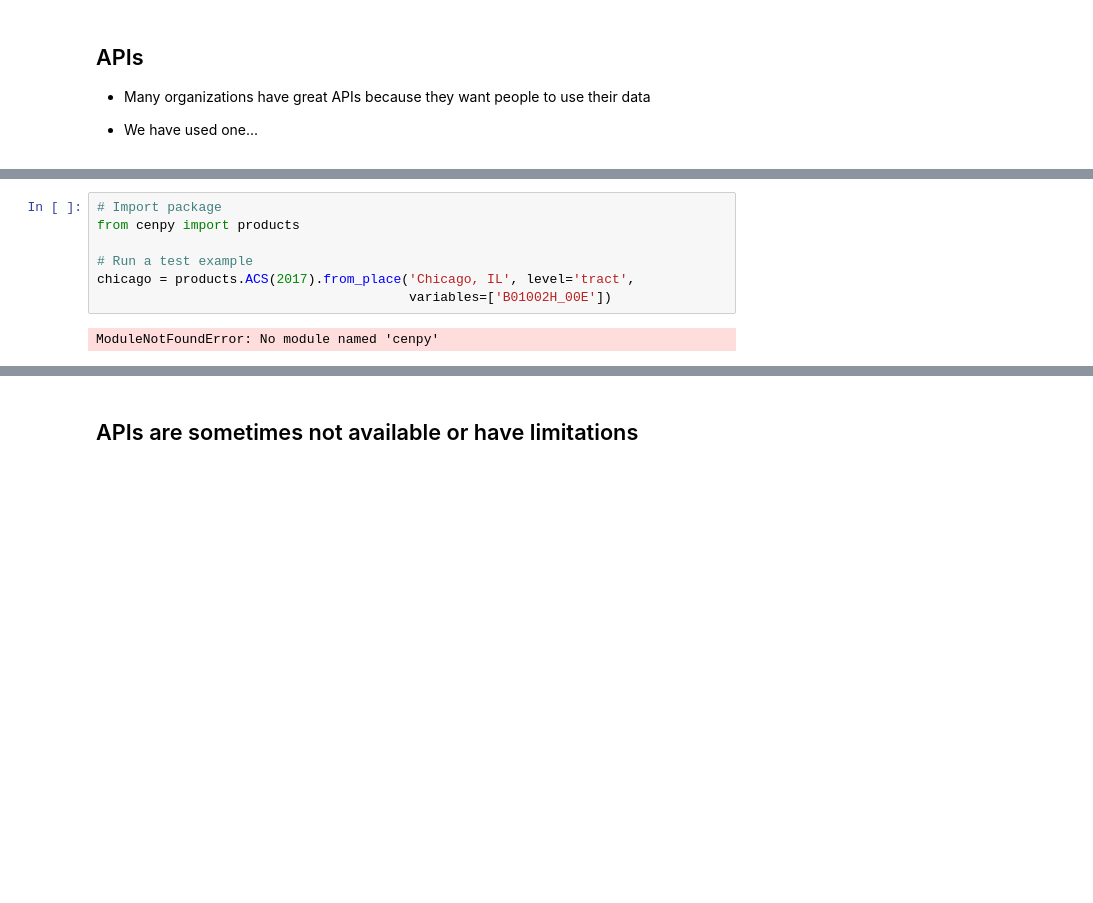
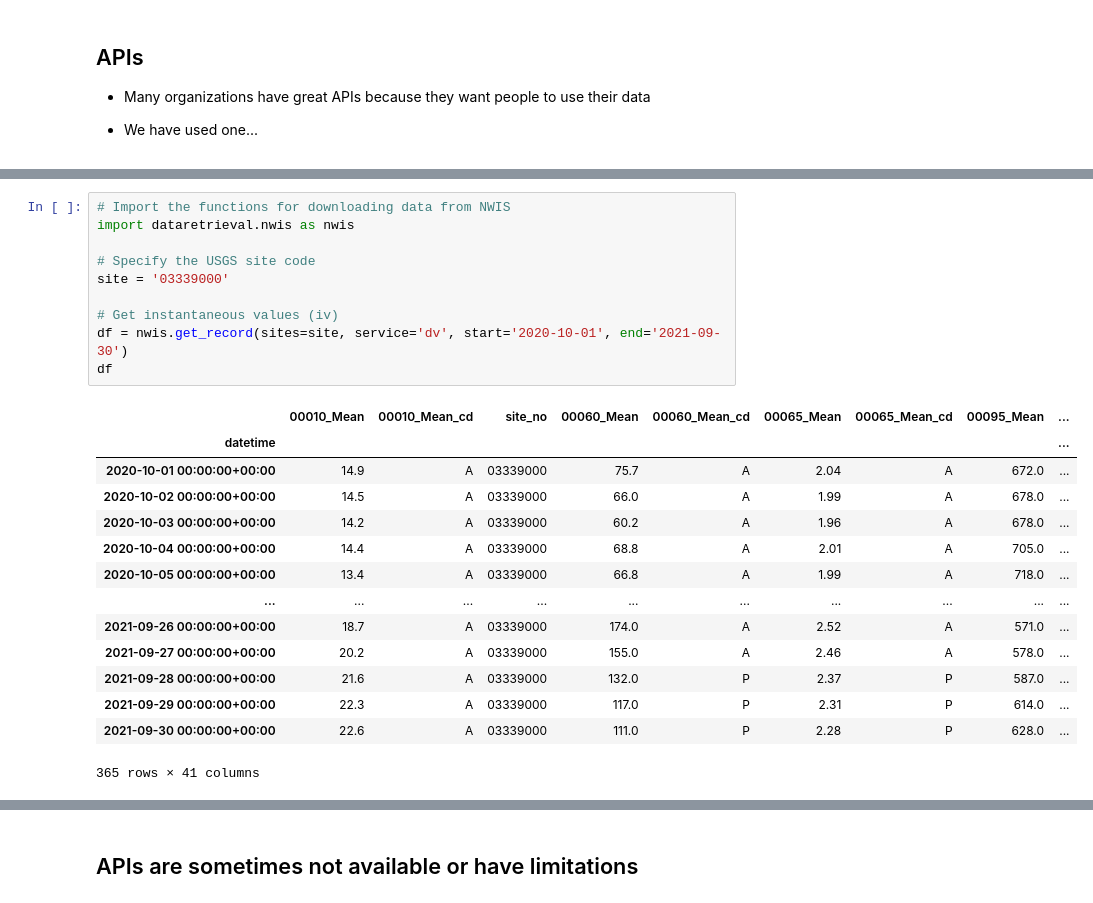
Before and after one commit to JohnnyRyan1/geospatial-data-science, a Jupyter notebook: lectures/lecture7/lecture-7.ipynb, the cells around one changed output, grey strips where cells are left out. Drawn from its saved outputs; the diff is of its cells as text; blank space fills up the shorter version.

```diff
--- a/lectures/lecture7/lecture-7.ipynb
+++ b/lectures/lecture7/lecture-7.ipynb
@@ -50,9 +72,25 @@ HTML('<iframe width="560" height="315" src="https://www.youtube.com/embed/BxV14h
 # %%
-# Import package
-from cenpy import products
+# Import the functions for downloading data from NWIS
+import dataretrieval.nwis as nwis
 
-# Run a test example
-chicago = products.ACS(2017).from_place('Chicago, IL', level='tract',
-                                        variables=['B01002H_00E'])
+# Specify the USGS site code
+site = '03339000'
+
+# Get instantaneous values (iv)
+df = nwis.get_record(sites=site, service='dv', start='2020-10-01', end='2021-09-30')
+df
 # %% [output]
+|  | 00010_Mean | 00010_Mean_cd | site_no | 00060_Mean | 00060_Mean_cd | 00065_Mean | 00065_Mean_cd | 00095_Mean | ... |
+| datetime |  |  |  |  |  |  |  |  | ... |
+| 2020-10-01 00:00:00+00:00 | 14.9 | A | 03339000 | 75.7 | A | 2.04 | A | 672.0 | ... |
+| 2020-10-02 00:00:00+00:00 | 14.5 | A | 03339000 | 66.0 | A | 1.99 | A | 678.0 | ... |
+| 2020-10-03 00:00:00+00:00 | 14.2 | A | 03339000 | 60.2 | A | 1.96 | A | 678.0 | ... |
+| 2020-10-04 00:00:00+00:00 | 14.4 | A | 03339000 | 68.8 | A | 2.01 | A | 705.0 | ... |
+| 2020-10-05 00:00:00+00:00 | 13.4 | A | 03339000 | 66.8 | A | 1.99 | A | 718.0 | ... |
+| ... | ... | ... | ... | ... | ... | ... | ... | ... | ... |
+| 2021-09-26 00:00:00+00:00 | 18.7 | A | 03339000 | 174.0 | A | 2.52 | A | 571.0 | ... |
+| 2021-09-27 00:00:00+00:00 | 20.2 | A | 03339000 | 155.0 | A | 2.46 | A | 578.0 | ... |
+| 2021-09-28 00:00:00+00:00 | 21.6 | A | 03339000 | 132.0 | P | 2.37 | P | 587.0 | ... |
+| 2021-09-29 00:00:00+00:00 | 22.3 | A | 03339000 | 117.0 | P | 2.31 | P | 614.0 | ... |
+| 2021-09-30 00:00:00+00:00 | 22.6 | A | 03339000 | 111.0 | P | 2.28 | P | 628.0 | ... |
-ModuleNotFoundError: No module named 'cenpy'
+365 rows × 41 columns
```
Also changed, not shown: parts of 24 cells of this notebook, 7 other files.
